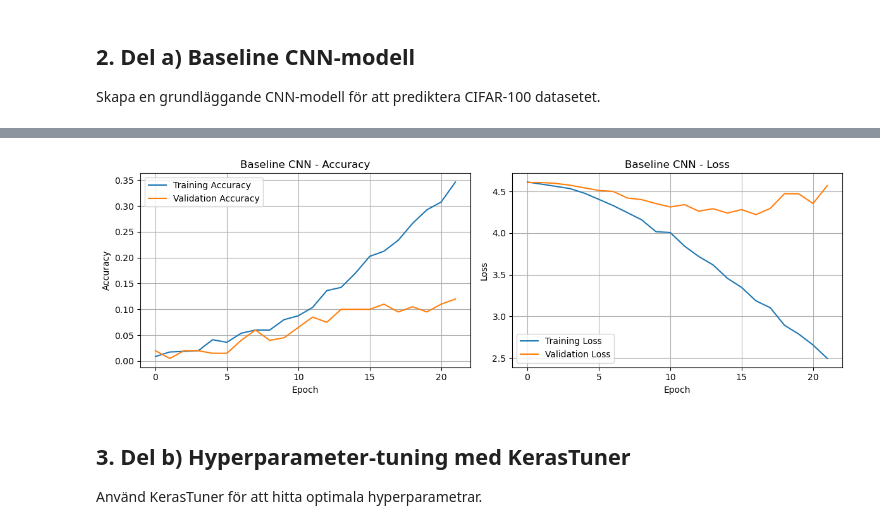
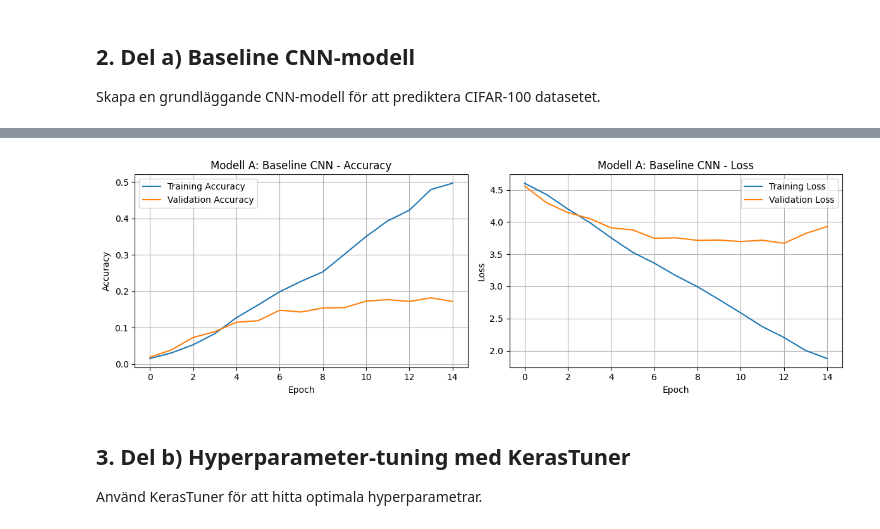
Before and after one commit to ManaInfectedRP/Skola-januari-2026, a Jupyter notebook: Kaptil8Uppgift8.ipynb, the cells around one changed output, grey strips where cells are left out. Cells and saved outputs as stored; diff of their text form; code cells hidden in the pictures.

```diff
--- a/Kaptil8Uppgift8.ipynb
+++ b/Kaptil8Uppgift8.ipynb
@@ -60,12 +91,8 @@ RuntimeError: Inter op parallelism cannot be modified after initialization.
 # %%
-# Normalisera pixelvärdena till [0, 1]
-x_train_normalized = x_train.astype('float32') / 255.0
-x_test_normalized = x_test.astype('float32') / 255.0
+# One-hot encoding av labels
+y_train = to_categorical(y_train, 100)
+y_test = to_categorical(y_test, 100)
 
-# One-hot encoding av labels
-y_train_categorical = to_categorical(y_train, 100)
-y_test_categorical = to_categorical(y_test, 100)
-
-print(f"Normalized training data shape: {x_train_normalized.shape}")
-print(f"One-hot encoded labels shape: {y_train_categorical.shape}")
+print(f"One-hot encoded training labels shape: {y_train.shape}")
+print(f"One-hot encoded test labels shape: {y_test.shape}")
 # %% [output]
@@ -140,14 +161,8 @@ Model: "sequential"
 # %%
-# Träna baseline-modellen (CPU-optimerad)
-early_stopping = EarlyStopping(monitor='val_loss', patience=2, restore_best_weights=True)
-
-history_baseline = baseline_model.fit(
-    x_train_normalized, y_train_categorical,
-    epochs=10,  # Reducerat från 15
-    batch_size=256,  # Ökat från 128 för CPU
-    validation_split=0.2,
-    callbacks=[early_stopping],
-    verbose=1
-)
+# Träna modell A
+history_a = model_a.fit(x_train, y_train,
+                        epochs=15,
+                        batch_size=128,
+                        validation_split=0.2)
 # %% [output]
 Epoch 1/15
@@ -181,29 +202,29 @@ Test Loss: 4.3615
 # %%
-# Visualisera träningshistorik för baseline
+# Visualisera träningshistorik för modell A
 plt.figure(figsize=(12, 4))
 
 plt.subplot(1, 2, 1)
-plt.plot(history_baseline.history['accuracy'], label='Training Accuracy')
-plt.plot(history_baseline.history['val_accuracy'], label='Validation Accuracy')
-plt.title('Baseline CNN - Accuracy')
+plt.plot(history_a.history['accuracy'], label='Training Accuracy')
+plt.plot(history_a.history['val_accuracy'], label='Validation Accuracy')
+plt.title('Modell A: Baseline CNN - Accuracy')
 plt.xlabel('Epoch')
 plt.ylabel('Accuracy')
 plt.legend()
 plt.grid(True)
 
 plt.subplot(1, 2, 2)
-plt.plot(history_baseline.history['loss'], label='Training Loss')
-plt.plot(history_baseline.history['val_loss'], label='Validation Loss')
-plt.title('Baseline CNN - Loss')
+plt.plot(history_a.history['loss'], label='Training Loss')
+plt.plot(history_a.history['val_loss'], label='Validation Loss')
+plt.title('Modell A: Baseline CNN - Loss')
 plt.xlabel('Epoch')
 plt.ylabel('Loss')
 plt.legend()
 plt.grid(True)
 
 plt.tight_layout()
 plt.show()
 # %% [output]
-[figure, old version]
+[figure, new version]
 # %% [markdown]
 ## 3. Del b) Hyperparameter-tuning med KerasTuner
 
```
Also changed, not shown: parts of 20 cells of this notebook, 15 other files.
